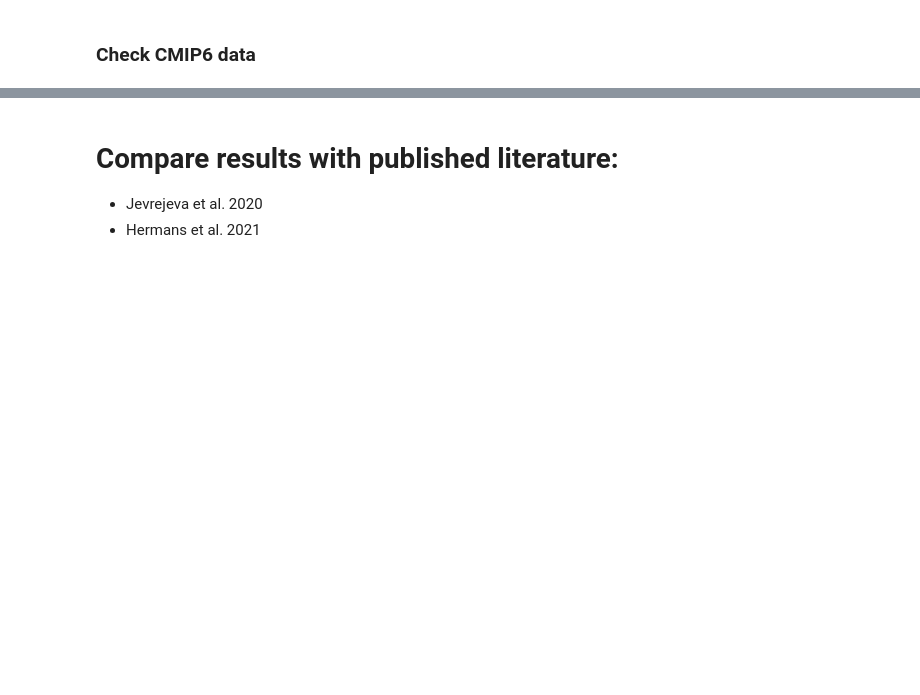
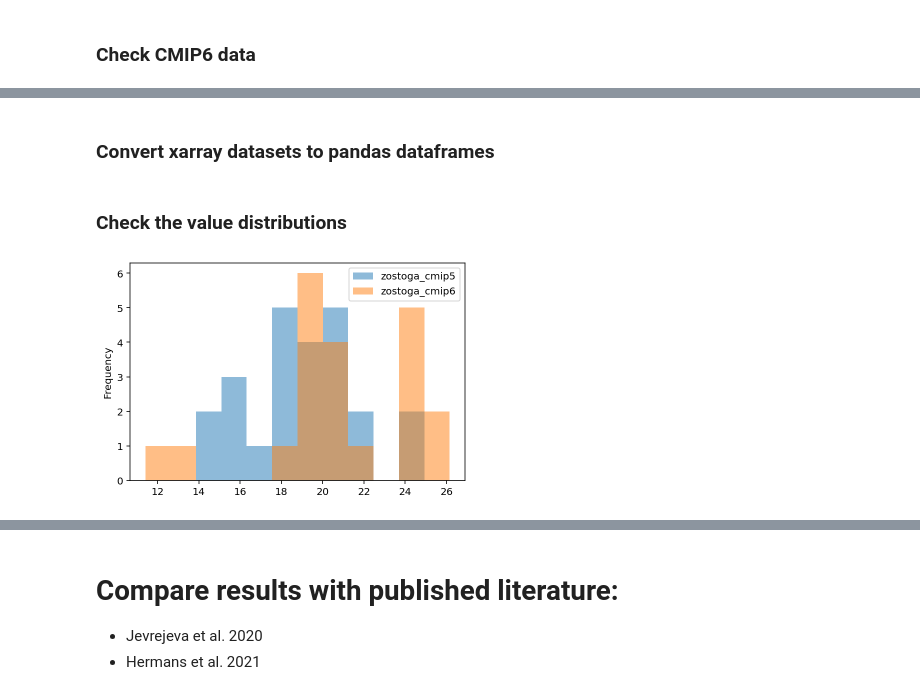
Before and after one commit to dlebars/CMIP_SeaLevel, a Jupyter notebook: notebooks/plot_zostoga.ipynb, the cells around one changed output, grey strips where cells are left out. Drawn from its saved outputs; the diff is of its cells as text; code cells hidden in the pictures; blank space fills up the shorter version.

```diff
--- a/notebooks/plot_zostoga.ipynb
+++ b/notebooks/plot_zostoga.ipynb
@@ -136,0 +152,33 @@ Coordinates:
+# %% [markdown]
+### Convert xarray datasets to pandas dataframes
+# %%
+def zostoga_ds2df(cmip_ds):
+    '''Transform a dataset to a dataframe with models as column'''
+
+    sel_da = cmip_ds.zostoga_corrected
+    df = pd.DataFrame(dict(time=sel_da.time))
+    df = df.set_index('time')
+
+    for mod in sel_da.model.values:
+        df[mod] = sel_da.sel(model=mod).drop('model').to_dataframe()
+
+    return df
+# %%
+cmip5_sce = 'rcp45' #'rcp45'
+cmip6_sce = 'ssp245' #'ssp245'
+
+# Read data and convert from m to cm
+cmip5_ds = pp.read_zostoga_ds(data_dir, 'cmip5', cmip5_sce)*100
+cmip6_ds = pp.read_zostoga_ds(data_dir, 'cmip6', cmip6_sce)*100
+
+cmip5_df = zostoga_ds2df(cmip5_ds)
+cmip6_df = zostoga_ds2df(cmip6_ds)
+# %% [markdown]
+### Check the value distributions
+# %%
+d = {'zostoga_cmip5': cmip5_df.loc[2095.5:2099.5].mean(axis=0),
+     'zostoga_cmip6': cmip6_df.loc[2095.5:2099.5].mean(axis=0)}
+both_cmip_df = pd.DataFrame(d)
+both_cmip_df.plot.hist(bins=12, alpha=0.5);
+# %% [output]
+[figure, added]
```
Also changed, not shown: parts of 27 cells of this notebook, 4 other files.
